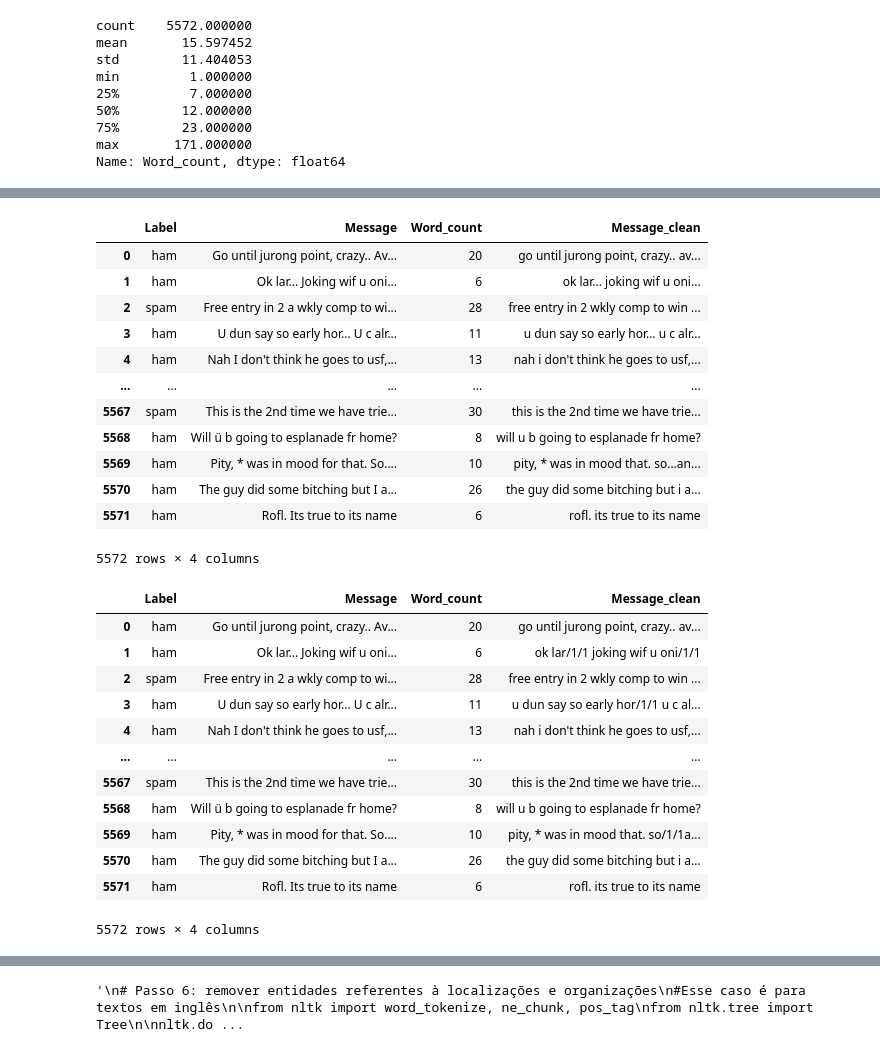
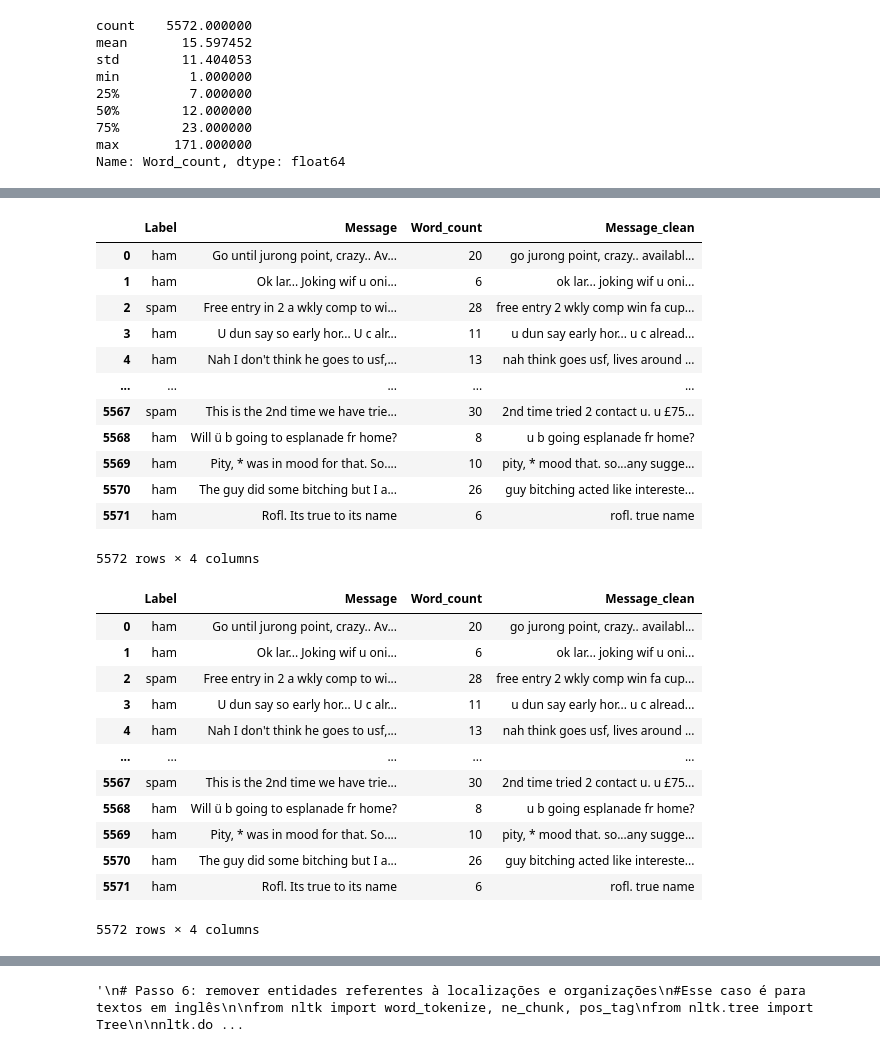
Before and after one commit to estermariaa/treinamentoLapPI, a Jupyter notebook: ex1.ipynb, the cells around one changed output, grey strips where cells are left out. Saved outputs shown, nothing was run; the diff lists cells and outputs as text; code cells hidden in the pictures.

```diff
--- a/ex1.ipynb
+++ b/ex1.ipynb
@@ -1,7 +1,7 @@
 # %%
 import pandas as pd
 
-df = pd.read_csv("smsspamcollection/SMSSpamCollection", sep="\t", header=None, names=["Label", "Message"])
+df = pd.read_csv("SMSSpamCollection", sep="\t", header=None, names=["Label", "Message"])
 # header - cabecalho (None, nao tem cabecalho) #sep \t por se tratar de um arquivo tsv
 display(df) #df = data frame
 # %% [output]
@@ -76,22 +77,27 @@ Name: Word_count, dtype: float64
 import nltk
 import unicodedata
 from nltk.corpus import stopwords
-nltk.download('stopwords')
 
-stopwords_pt = set(stopwords.words('portuguese'))
+# nltk.download('stopwords') #Lista de stopwords
+
+# stopwords_pt = set(stopwords.words('portuguese')) # Lista em português
+
+stopwords_en = set(stopwords.words('english')) # Lista em português
+
 
 def processar_etapa1(texto):
-    texto = texto.lower()
+    texto = texto.lower() # Coloca tudo em minúsculo
 
-    texto = ''.join(
-        c for c in unicodedata.normalize('NFD', texto)
-        if unicodedata.category(c) != 'Mn'
+    # remove acentuação
+    texto = ''.join( # depois de filtrar, junta tudo de novo em uma string normal
+        caractere for caractere in unicodedata.normalize('NFD', texto) # Quebra os caracteres acentuados (ex.: ç = c, cedilha)
+        if unicodedata.category(caractere) != 'Mn' # Mn = Mark, Nonspacing (acentos, tils, cedilhas...)
     )
 
-    tokens = texto.split()
-    tokens = [t for t in tokens if t not in stopwords_pt]
+    tokens = texto.split() # quebra em tokens
+    tokens = [t for t in tokens if t not in stopwords_en]
 
-    return ' '.join(tokens)
+    return ' '.join(tokens) # junta novamente em uma string
 
 df["Message_clean"] = df["Message"].apply(processar_etapa1)
 display(df)
@@ -115,43 +118,48 @@ display(df)
 # %%
 # Passo 2 - Remoção de marcações
 import re
-df["Message_clean"] = df["Message_clean"].apply(lambda x: re.sub(r"[@#]\w+", "", x))
+df["Message_clean"] = df["Message_clean"].apply(lambda x: re.sub(r"[@#][\w@]+", "", x))
+# r"[@#]\w+" -> busca o que deve ser removido
+# "" -> o que deve ser substituído (nada)
 display(df)
 # %% [output]
 |  | Label | Message | Word_count | Message_clean |
-| 0 | ham | Go until jurong point, crazy.. Av... | 20 | go until jurong point, crazy.. av... |
+| 0 | ham | Go until jurong point, crazy.. Av... | 20 | go jurong point, crazy.. availabl... |
 | 1 | ham | Ok lar... Joking wif u oni... | 6 | ok lar... joking wif u oni... |
-| 2 | spam | Free entry in 2 a wkly comp to wi... | 28 | free entry in 2 wkly comp to win ... |
-| 3 | ham | U dun say so early hor... U c alr... | 11 | u dun say so early hor... u c alr... |
-| 4 | ham | Nah I don't think he goes to usf,... | 13 | nah i don't think he goes to usf,... |
+| 2 | spam | Free entry in 2 a wkly comp to wi... | 28 | free entry 2 wkly comp win fa cup... |
+| 3 | ham | U dun say so early hor... U c alr... | 11 | u dun say early hor... u c alread... |
+| 4 | ham | Nah I don't think he goes to usf,... | 13 | nah think goes usf, lives around ... |
 | ... | ... | ... | ... | ... |
-| 5567 | spam | This is the 2nd time we have trie... | 30 | this is the 2nd time we have trie... |
-| 5568 | ham | Will ü b going to esplanade fr home? | 8 | will u b going to esplanade fr home? |
-| 5569 | ham | Pity, * was in mood for that. So.... | 10 | pity, * was in mood that. so...an... |
-| 5570 | ham | The guy did some bitching but I a... | 26 | the guy did some bitching but i a... |
-| 5571 | ham | Rofl. Its true to its name | 6 | rofl. its true to its name |
+| 5567 | spam | This is the 2nd time we have trie... | 30 | 2nd time tried 2 contact u. u £75... |
+| 5568 | ham | Will ü b going to esplanade fr home? | 8 | u b going esplanade fr home? |
+| 5569 | ham | Pity, * was in mood for that. So.... | 10 | pity, * mood that. so...any sugge... |
+| 5570 | ham | The guy did some bitching but I a... | 26 | guy bitching acted like intereste... |
+| 5571 | ham | Rofl. Its true to its name | 6 | rofl. true name |
 5572 rows × 4 columns
 # %%
-# Passo 3 - Reduzir repetições (máximo duas ocorrências)
-# Exemplo: boaaaaaaa -> boaa
+# Passo 4: remover urls (http e www)
 
-def reduzir_repeticoes(texto):
-    return re.sub(r'(.)\1{2,}', r'/1/1', texto)
+def remover_urls(texto):
+    return re.sub(r'(http[s]?://\S+|www\.\S+)', '', texto, flags=re.IGNORECASE)
+    # re.sub (padrao, substituo, texto)
+    # http\S+ -> pega tudo que comeca com http e segue com qualquer coisa que nao seja espaço
+    # www\.\S+ -> pega tudo que comeca com www. seguido pos algo que nao seja espaço
+    # VOLTAR AQUI
 
-df["Message_clean"] = df["Message_clean"].apply(reduzir_repeticoes)
+df["Message_clean"] = df["Message_clean"].apply(remover_urls)
 display(df)
 # %% [output]
 |  | Label | Message | Word_count | Message_clean |
-| 0 | ham | Go until jurong point, crazy.. Av... | 20 | go until jurong point, crazy.. av... |
-| 1 | ham | Ok lar... Joking wif u oni... | 6 | ok lar/1/1 joking wif u oni/1/1 |
-| 2 | spam | Free entry in 2 a wkly comp to wi... | 28 | free entry in 2 wkly comp to win ... |
-| 3 | ham | U dun say so early hor... U c alr... | 11 | u dun say so early hor/1/1 u c al... |
-| 4 | ham | Nah I don't think he goes to usf,... | 13 | nah i don't think he goes to usf,... |
+| 0 | ham | Go until jurong point, crazy.. Av... | 20 | go jurong point, crazy.. availabl... |
+| 1 | ham | Ok lar... Joking wif u oni... | 6 | ok lar... joking wif u oni... |
+| 2 | spam | Free entry in 2 a wkly comp to wi... | 28 | free entry 2 wkly comp win fa cup... |
+| 3 | ham | U dun say so early hor... U c alr... | 11 | u dun say early hor... u c alread... |
+| 4 | ham | Nah I don't think he goes to usf,... | 13 | nah think goes usf, lives around ... |
 | ... | ... | ... | ... | ... |
-| 5567 | spam | This is the 2nd time we have trie... | 30 | this is the 2nd time we have trie... |
-| 5568 | ham | Will ü b going to esplanade fr home? | 8 | will u b going to esplanade fr home? |
-| 5569 | ham | Pity, * was in mood for that. So.... | 10 | pity, * was in mood that. so/1/1a... |
-| 5570 | ham | The guy did some bitching but I a... | 26 | the guy did some bitching but i a... |
-| 5571 | ham | Rofl. Its true to its name | 6 | rofl. its true to its name |
+| 5567 | spam | This is the 2nd time we have trie... | 30 | 2nd time tried 2 contact u. u £75... |
+| 5568 | ham | Will ü b going to esplanade fr home? | 8 | u b going esplanade fr home? |
+| 5569 | ham | Pity, * was in mood for that. So.... | 10 | pity, * mood that. so...any sugge... |
+| 5570 | ham | The guy did some bitching but I a... | 26 | guy bitching acted like intereste... |
+| 5571 | ham | Rofl. Its true to its name | 6 | rofl. true name |
 5572 rows × 4 columns
 # %%
```
Also changed, not shown: parts of 7 cells of this notebook, 2 other files.
